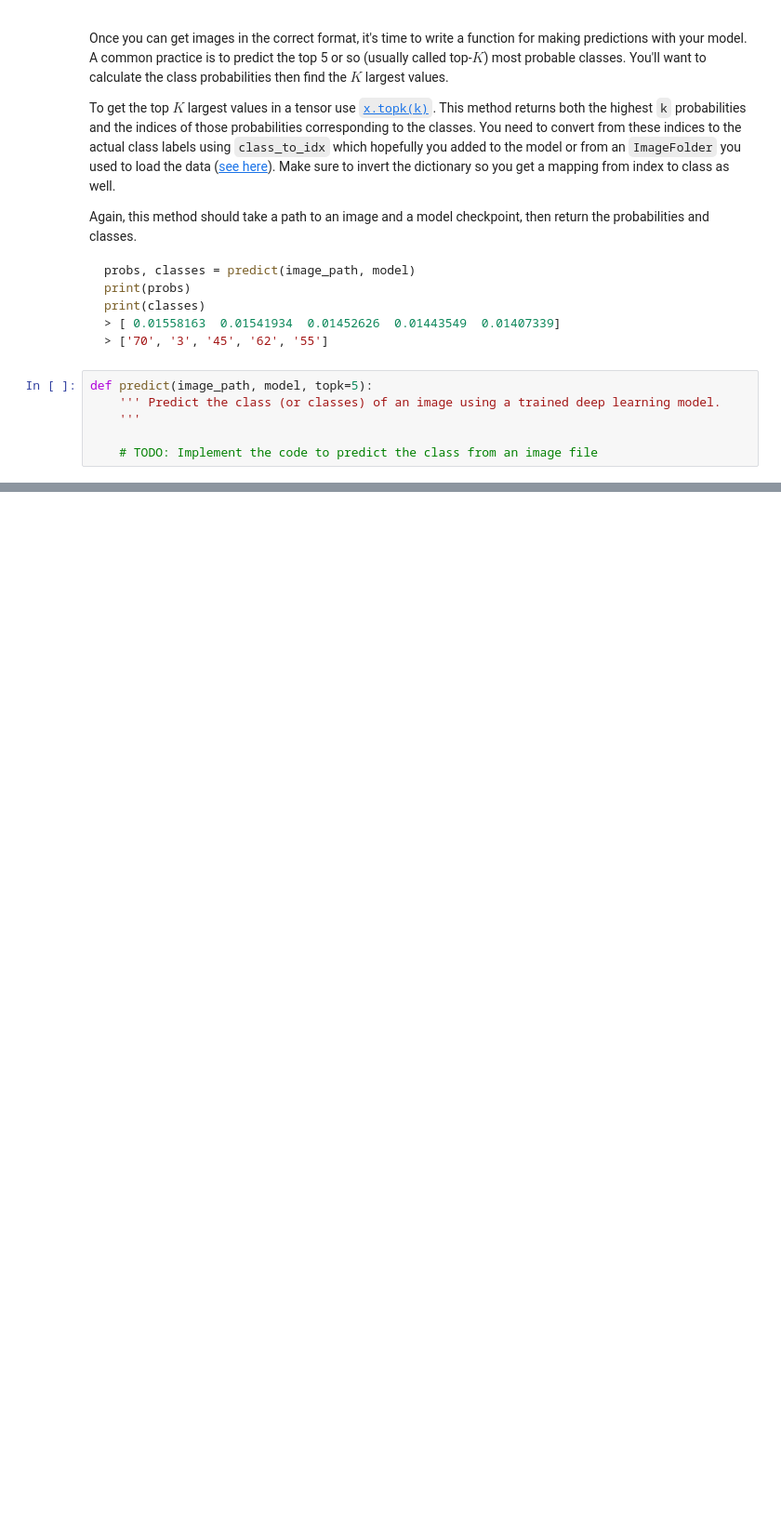
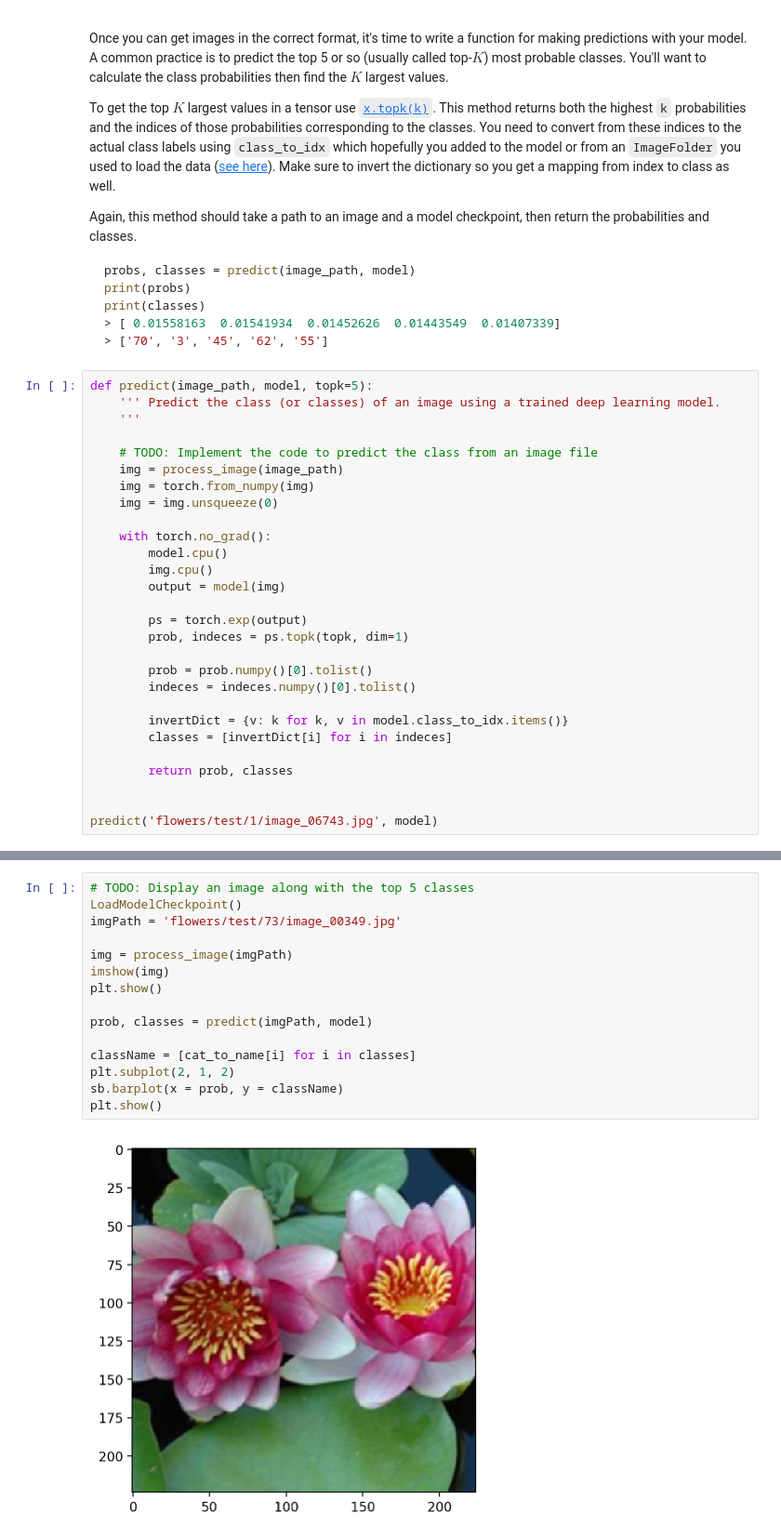
Before and after one commit to alphacross/aipnd-project, a Jupyter notebook: Image Classifier Project.ipynb, the cells around one changed output, grey strips where cells are left out. Shown at 93% size. Saved outputs shown, nothing was run; the diff lists cells and outputs as text; blank space fills up the shorter version.

```diff
--- a/Image Classifier Project.ipynb
+++ b/Image Classifier Project.ipynb
@@ -428,3 +471,25 @@ def predict(image_path, model, topk=5):
     '''
 
     # TODO: Implement the code to predict the class from an image file
+    img = process_image(image_path)
+    img = torch.from_numpy(img)
+    img = img.unsqueeze(0)
+
+    with torch.no_grad():
+        model.cpu()
+        img.cpu()
+        output = model(img)
+
+        ps = torch.exp(output)
+        prob, indeces = ps.topk(topk, dim=1)
+
+        prob = prob.numpy()[0].tolist()
+        indeces = indeces.numpy()[0].tolist()
+
+        invertDict = {v: k for k, v in model.class_to_idx.items()}
+        classes = [invertDict[i] for i in indeces]
+
+        return prob, classes
+
+
+predict('flowers/test/1/image_06743.jpg', model)
@@ -440,0 +511,17 @@ You can convert from the class integer encoding to actual flower names with the
+# %%
+# TODO: Display an image along with the top 5 classes
+LoadModelCheckpoint()
+imgPath = 'flowers/test/73/image_00349.jpg'
+
+img = process_image(imgPath)
+imshow(img)
+plt.show()
+
+prob, classes = predict(imgPath, model)
+
+className = [cat_to_name[i] for i in classes]
+plt.subplot(2, 1, 2)
+sb.barplot(x = prob, y = className)
+plt.show()
+# %% [output]
+[figure, added]
```
Also changed, not shown: parts of 21 cells of this notebook, 1 other file.
